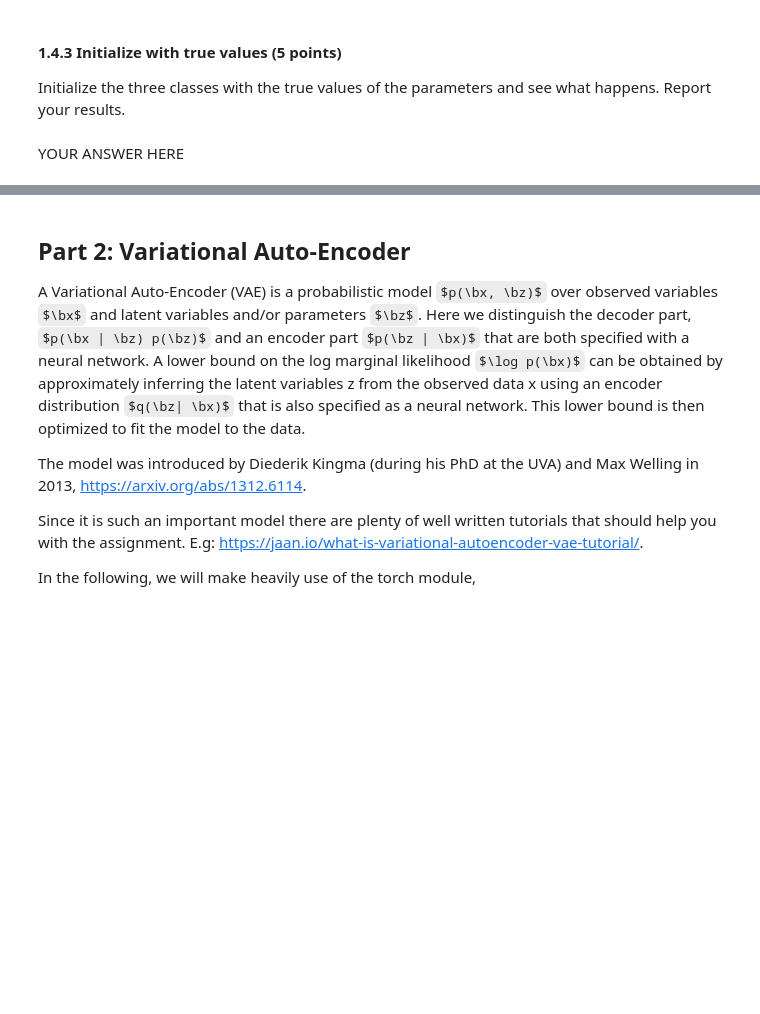
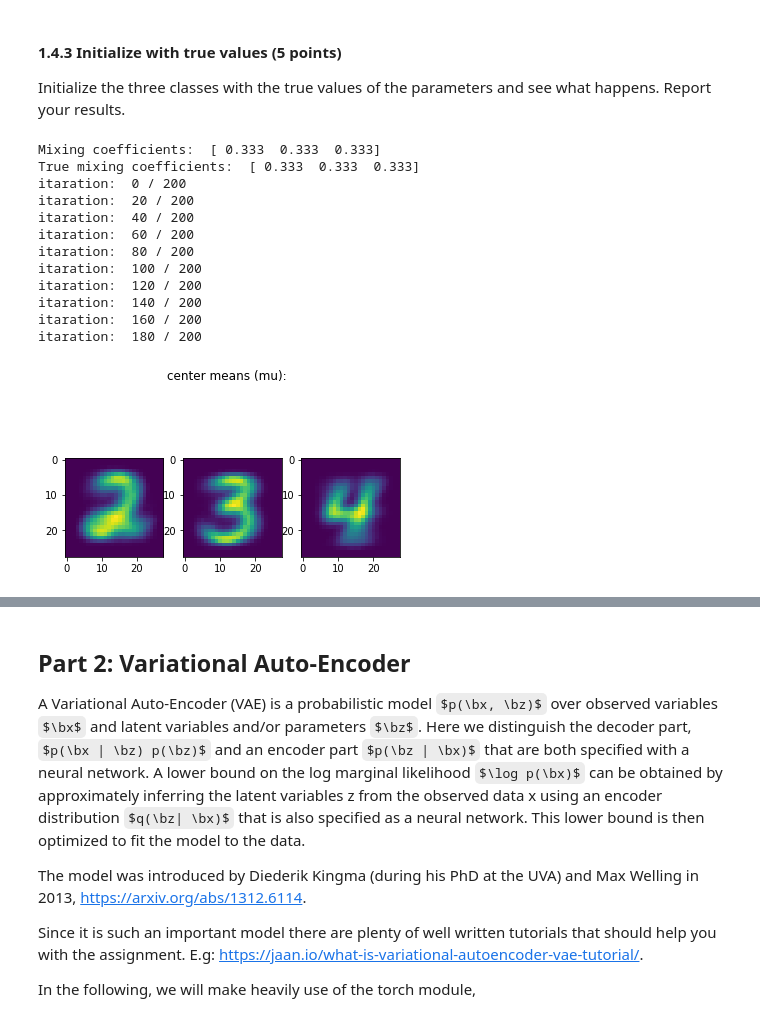
Before and after one commit to JappaB/ML2, a Jupyter notebook: lab3/10260250_10437215_lab3.ipynb, the cells around one changed output, grey strips where cells are left out. Saved outputs shown, nothing was run; the diff lists cells and outputs as text; code cells hidden in the pictures; some formulas as TeX source; blank space fills up the shorter version.

```diff
--- a/lab3/10260250_10437215_lab3.ipynb
+++ b/lab3/10260250_10437215_lab3.ipynb
@@ -349,21 +393,28 @@ samples.shape
 # %%
-# Set seed to random again
+# Set random seed again
 # random.seed()
 
-classes = np.array([2, 3, 4])
+K = 3
+mu_true = np.zeros((K, 784))
+mu_true[0, :] = np.mean(samples[sample_labels == 2], axis=0)
+mu_true[1, :] = np.mean(samples[sample_labels == 3], axis=0)
+mu_true[2, :] = np.mean(samples[sample_labels == 4], axis=0)
+pi_true = np.ones(K)*(samples_per_class/samples.shape[0])
 
-# [3, 3000, 784]
-stacked_samples = np.vstack((samples, samples, samples)).reshape(3, 3000, 784)
-
-# calculate true_mu
-# [3, 734]
-mu_true = np.mean(stacked_samples[sample_labels == classes], axis=1)
-
-pi_true = np.ones(3)*samples_per_class/samples.shape[0]
-
-print(mu_true)
-print(pi_true)
-# mu, gamma, best_log_likelihood, pi = EM(samples, 3, 200, mu_true, pi_true)
-# reconstruction_visualization(mu, 3, samples_per_class,samples,gamma)
+print("Initalize on true parameters:")
+reconstruction_visualization(mu_true, pi_true, samples_per_class, samples)
+mu, gamma, best_log_likelihood, pi = EM(samples, 3, 200, mu_true, pi_true)
+# %% [output]
+Mixing coefficients:  [ 0.333  0.333  0.333]
+True mixing coefficients:  [ 0.333  0.333  0.333]
+itaration:  0 / 200
+itaration:  20 / 200
+itaration:  40 / 200
+itaration:  60 / 200
+itaration:  80 / 200
+itaration:  100 / 200
+itaration:  120 / 200
+itaration:  140 / 200
+itaration:  160 / 200
+itaration:  180 / 200
+[figure, added]
-# %% [markdown]
-YOUR ANSWER HERE
```
Also changed, not shown: parts of 14 cells of this notebook.
